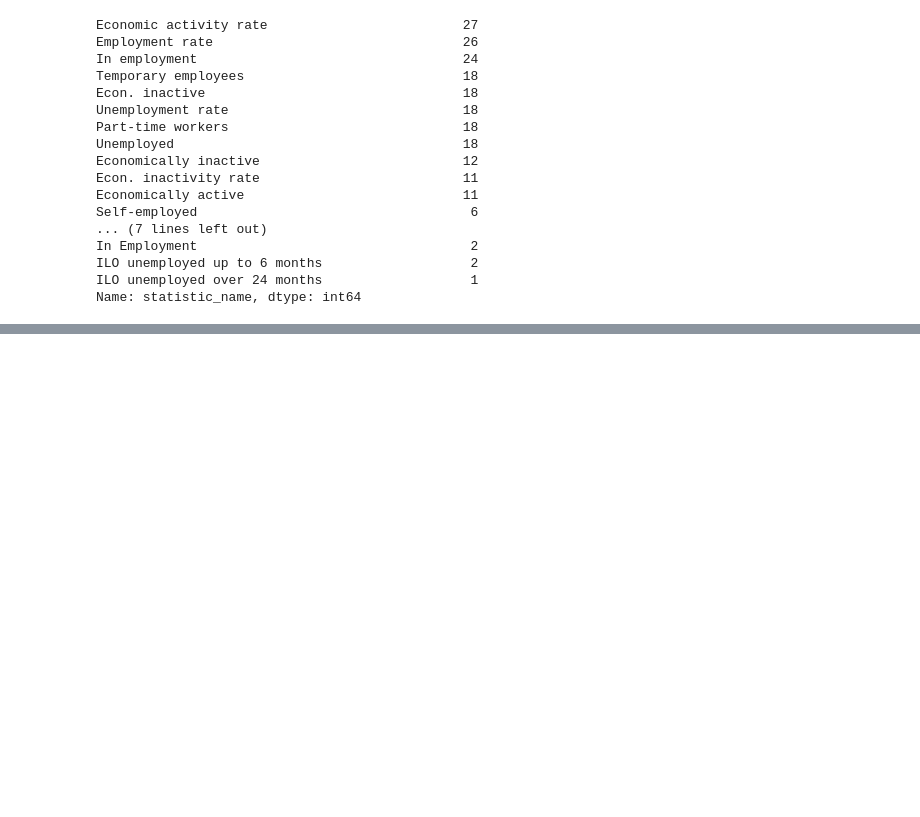
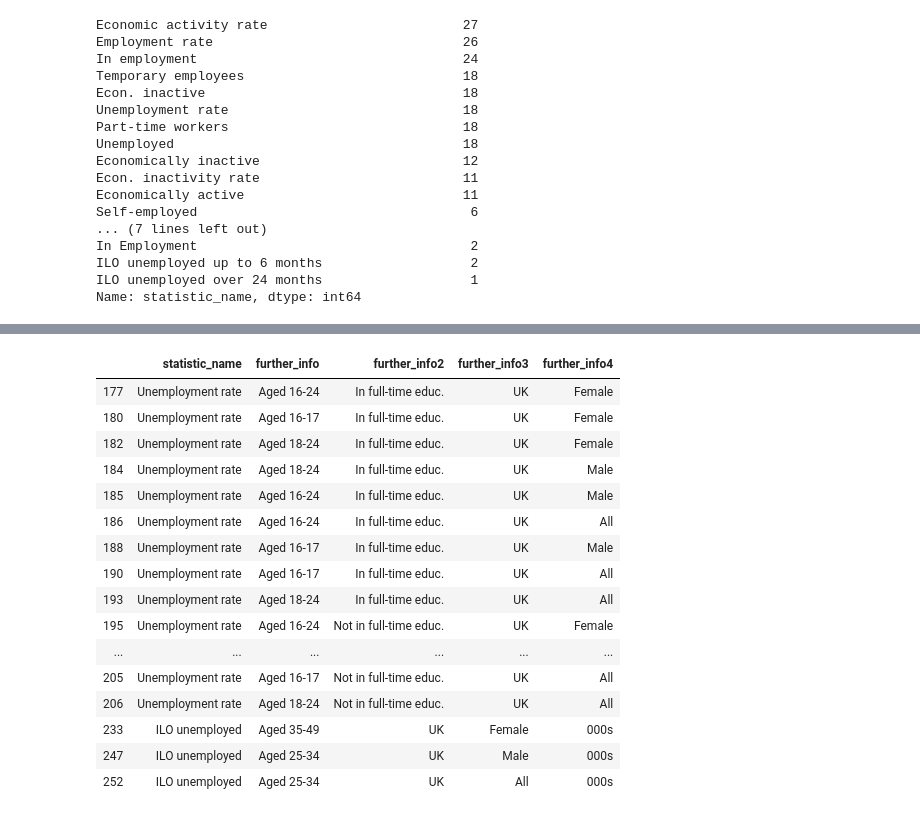
Before and after one commit to Khumo94/citadel-datathon-2019, a Jupyter notebook: dataset-3.ipynb, the cells around one changed output, grey strips where cells are left out. Saved outputs shown, nothing was run; the diff lists cells and outputs as text; code cells hidden in the pictures; blank space fills up the shorter version.

```diff
--- a/dataset-3.ipynb
+++ b/dataset-3.ipynb
@@ -149,0 +138,20 @@ employed_legend
+# %%
+unemployed_legend[['statistic_name', 'further_info', 'further_info2', 'further_info3', 'further_info4']]
+# %% [output]
+|  | statistic_name | further_info | further_info2 | further_info3 | further_info4 |
+| 177 | Unemployment rate | Aged 16-24 | In full-time educ. | UK | Female |
+| 180 | Unemployment rate | Aged 16-17 | In full-time educ. | UK | Female |
+| 182 | Unemployment rate | Aged 18-24 | In full-time educ. | UK | Female |
+| 184 | Unemployment rate | Aged 18-24 | In full-time educ. | UK | Male |
+| 185 | Unemployment rate | Aged 16-24 | In full-time educ. | UK | Male |
+| 186 | Unemployment rate | Aged 16-24 | In full-time educ. | UK | All |
+| 188 | Unemployment rate | Aged 16-17 | In full-time educ. | UK | Male |
+| 190 | Unemployment rate | Aged 16-17 | In full-time educ. | UK | All |
+| 193 | Unemployment rate | Aged 18-24 | In full-time educ. | UK | All |
+| 195 | Unemployment rate | Aged 16-24 | Not in full-time educ. | UK | Female |
+| ... | ... | ... | ... | ... | ... |
+| 205 | Unemployment rate | Aged 16-17 | Not in full-time educ. | UK | All |
+| 206 | Unemployment rate | Aged 18-24 | Not in full-time educ. | UK | All |
+| 233 | ILO unemployed | Aged 35-49 | UK | Female | 000s |
+| 247 | ILO unemployed | Aged 25-34 | UK | Male | 000s |
+| 252 | ILO unemployed | Aged 25-34 | UK | All | 000s |
```
Also changed, not shown: parts of 8 cells of this notebook, 2 other files.
